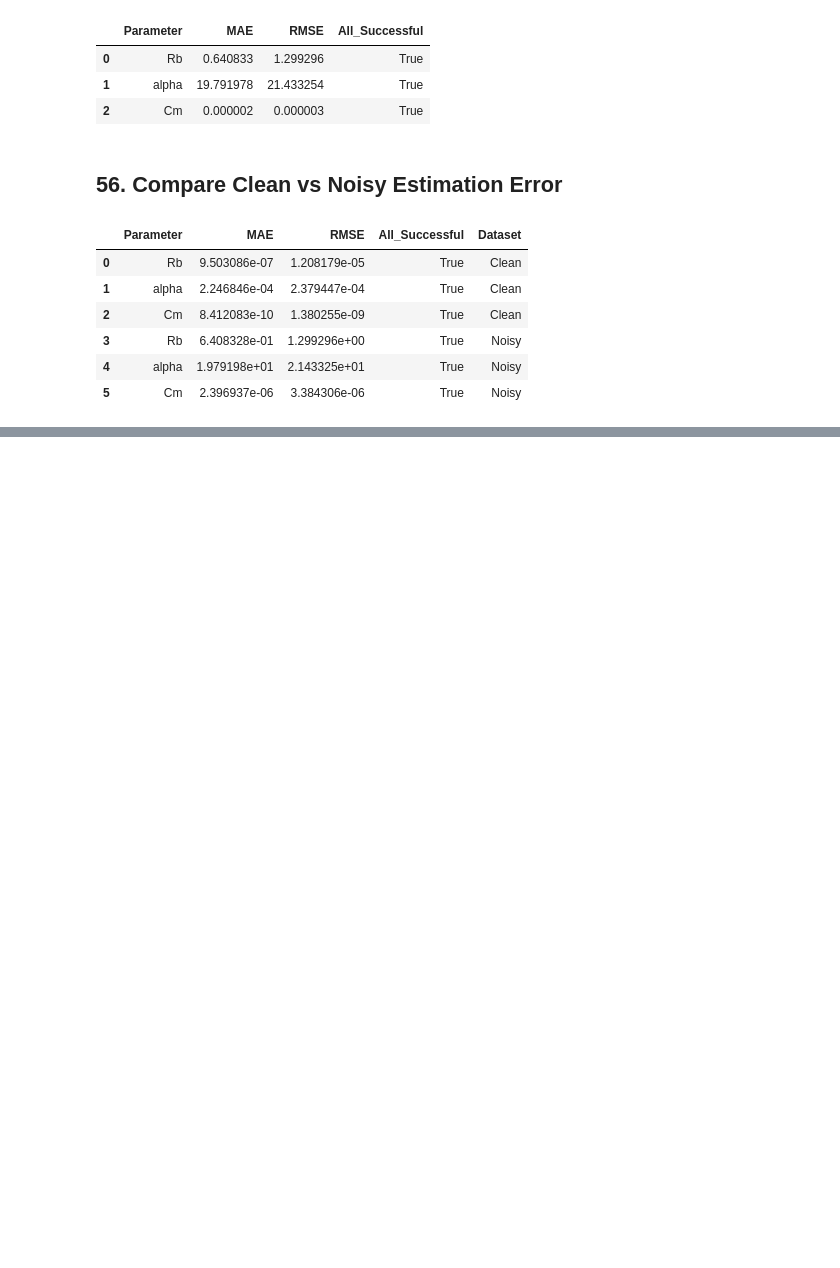
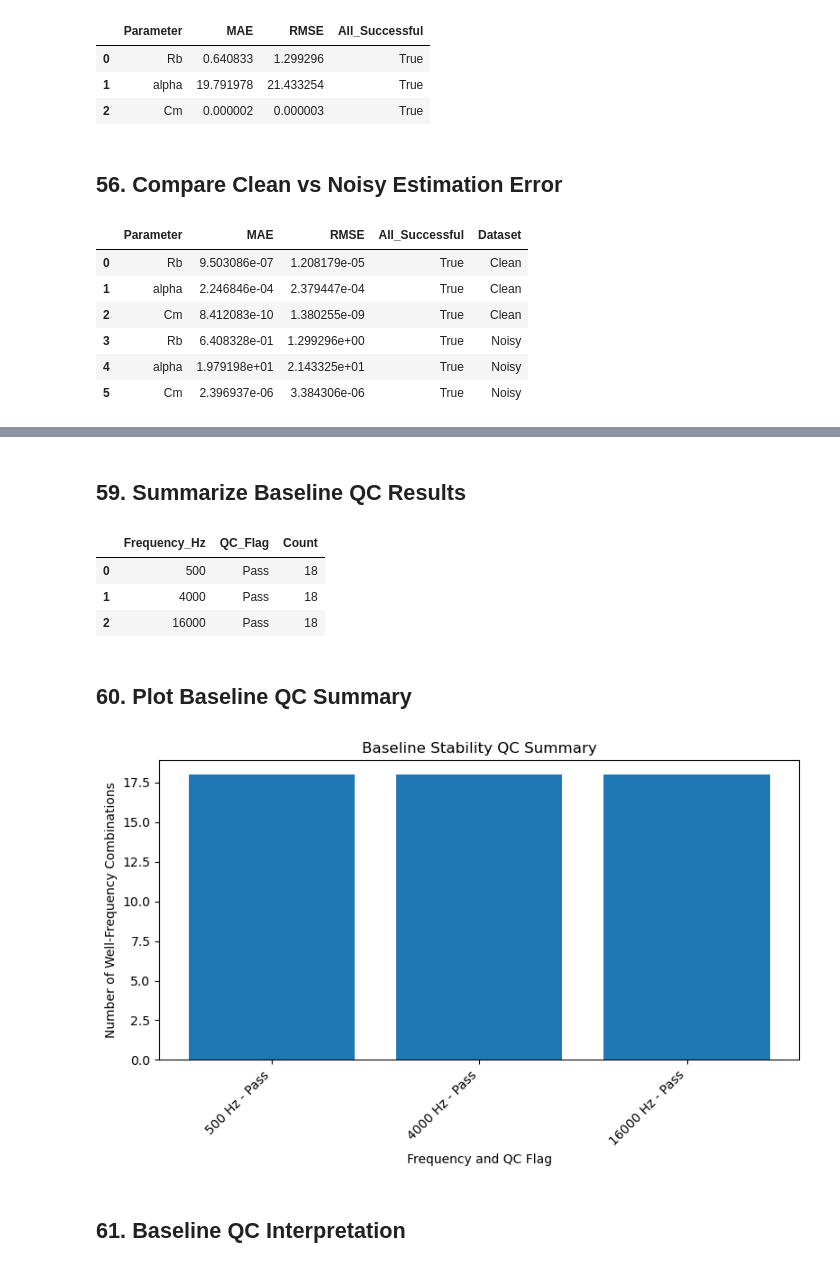
Before and after one commit to DanyaLeyva/ECIS-drug-timing-analysis, a Jupyter notebook: notebooks/ECIS_analysis.ipynb, the cells around one changed output, grey strips where cells are left out. Drawn from its saved outputs; the diff is of its cells as text; code cells hidden in the pictures; blank space fills up the shorter version.

```diff
--- a/notebooks/ECIS_analysis.ipynb
+++ b/notebooks/ECIS_analysis.ipynb
@@ -1290,0 +1335,36 @@ Overall, the clean simulation confirmed that the physics-based fitting routine c
+# %% [markdown]
+## 59. Summarize Baseline QC Results
+# %%
+baseline_qc_summary = (
+    baseline_qc
+    .groupby(["Frequency_Hz", "QC_Flag"])
+    .size()
+    .reset_index(name="Count")
+)
+
+baseline_qc_summary
+# %% [output]
+|  | Frequency_Hz | QC_Flag | Count |
+| 0 | 500 | Pass | 18 |
+| 1 | 4000 | Pass | 18 |
+| 2 | 16000 | Pass | 18 |
+# %% [markdown]
+## 60. Plot Baseline QC Summary
+# %%
+plt.figure(figsize=(8, 5))
+
+plt.bar(
+    baseline_qc_summary["Frequency_Hz"].astype(str) + " Hz - " + baseline_qc_summary["QC_Flag"],
+    baseline_qc_summary["Count"]
+)
+
+plt.xlabel("Frequency and QC Flag")
+plt.ylabel("Number of Well-Frequency Combinations")
+plt.title("Baseline Stability QC Summary")
+plt.xticks(rotation=45, ha="right")
+plt.tight_layout()
+plt.show()
+# %% [output]
+[figure, added]
+# %% [markdown]
+## 61. Baseline QC Interpretation
```
Also changed, not shown: parts of 13 cells of this notebook, 5 other files.
